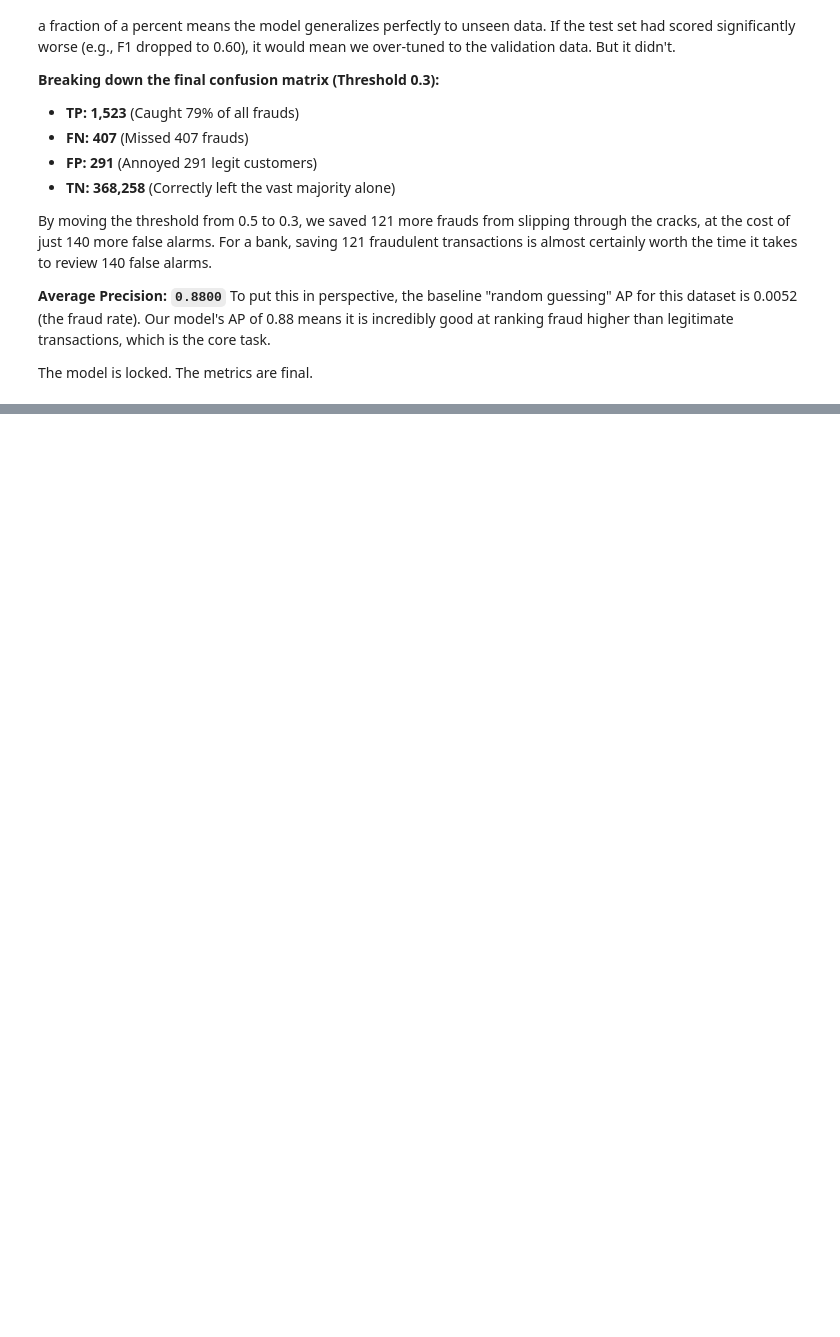
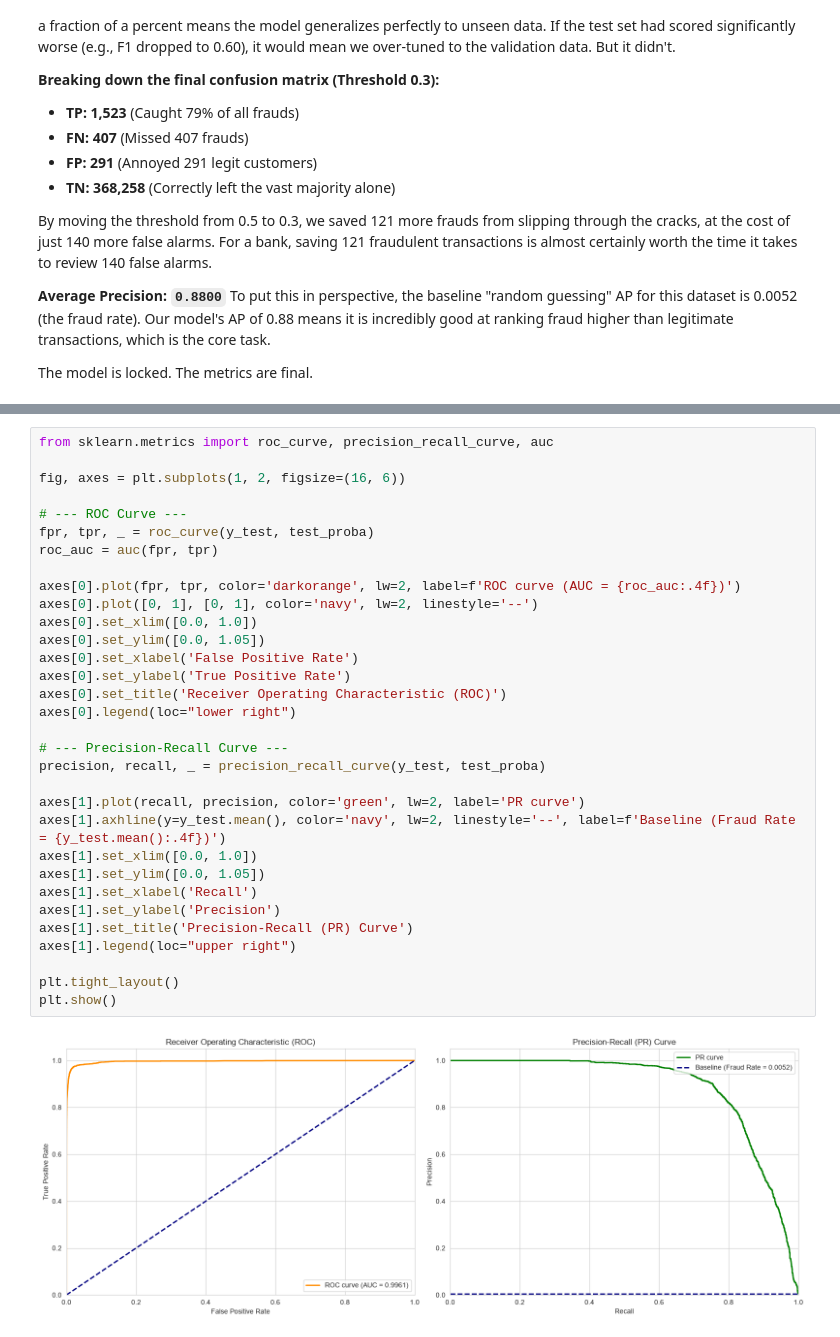
Before and after one commit to Fan000n/fraud-detection-ml, a Jupyter notebook: notebooks/03_threshold_and_final_evaluation.ipynb, the cells around one changed output, grey strips where cells are left out. Cells and saved outputs as stored; diff of their text form; blank space fills up the shorter version.

Commit message:
Add final ROC and PR curves

```diff
--- a/notebooks/03_threshold_and_final_evaluation.ipynb
+++ b/notebooks/03_threshold_and_final_evaluation.ipynb
@@ -260,0 +268,34 @@ The model is locked. The metrics are final.
+# %%
+from sklearn.metrics import roc_curve, precision_recall_curve, auc
+
+fig, axes = plt.subplots(1, 2, figsize=(16, 6))
+
+# --- ROC Curve ---
+fpr, tpr, _ = roc_curve(y_test, test_proba)
+roc_auc = auc(fpr, tpr)
+
+axes[0].plot(fpr, tpr, color='darkorange', lw=2, label=f'ROC curve (AUC = {roc_auc:.4f})')
+axes[0].plot([0, 1], [0, 1], color='navy', lw=2, linestyle='--')
+axes[0].set_xlim([0.0, 1.0])
+axes[0].set_ylim([0.0, 1.05])
+axes[0].set_xlabel('False Positive Rate')
+axes[0].set_ylabel('True Positive Rate')
+axes[0].set_title('Receiver Operating Characteristic (ROC)')
+axes[0].legend(loc="lower right")
+
+# --- Precision-Recall Curve ---
+precision, recall, _ = precision_recall_curve(y_test, test_proba)
+
+axes[1].plot(recall, precision, color='green', lw=2, label='PR curve')
+axes[1].axhline(y=y_test.mean(), color='navy', lw=2, linestyle='--', label=f'Baseline (Fraud Rate = {y_test.mean():.4f})')
+axes[1].set_xlim([0.0, 1.0])
+axes[1].set_ylim([0.0, 1.05])
+axes[1].set_xlabel('Recall')
+axes[1].set_ylabel('Precision')
+axes[1].set_title('Precision-Recall (PR) Curve')
+axes[1].legend(loc="upper right")
+
+plt.tight_layout()
+plt.show()
+# %% [output]
+[figure, added]
```
Also changed, not shown: parts of 2 cells of this notebook.
